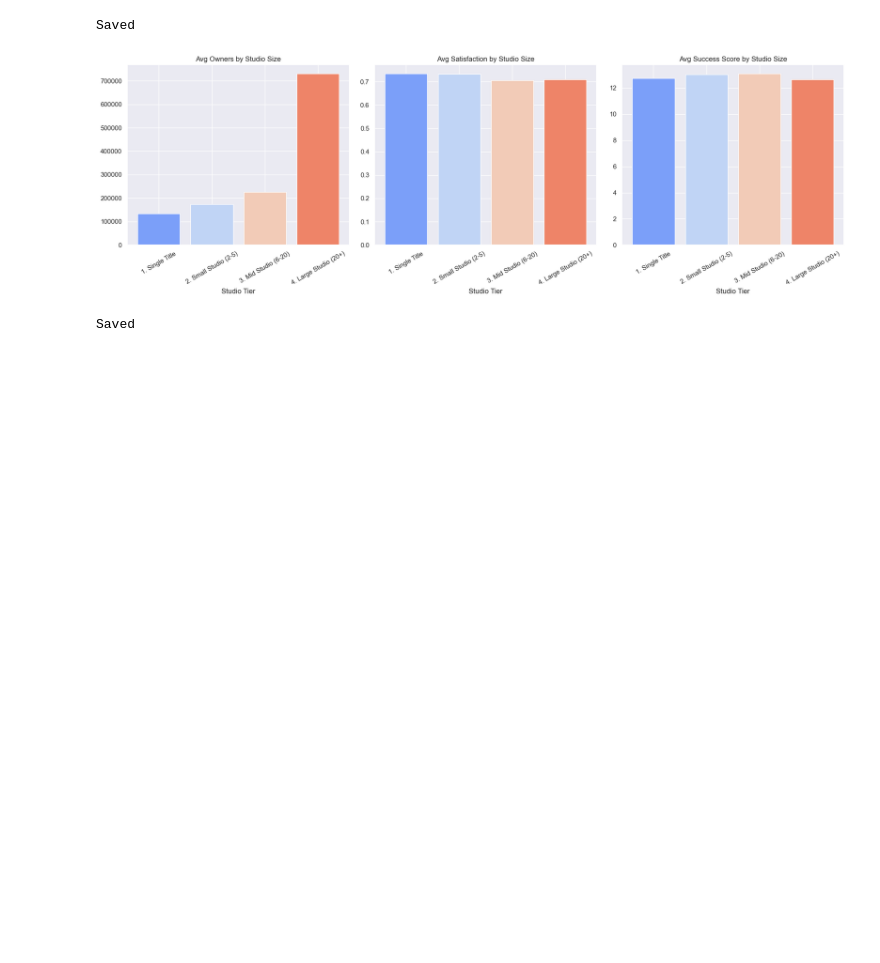
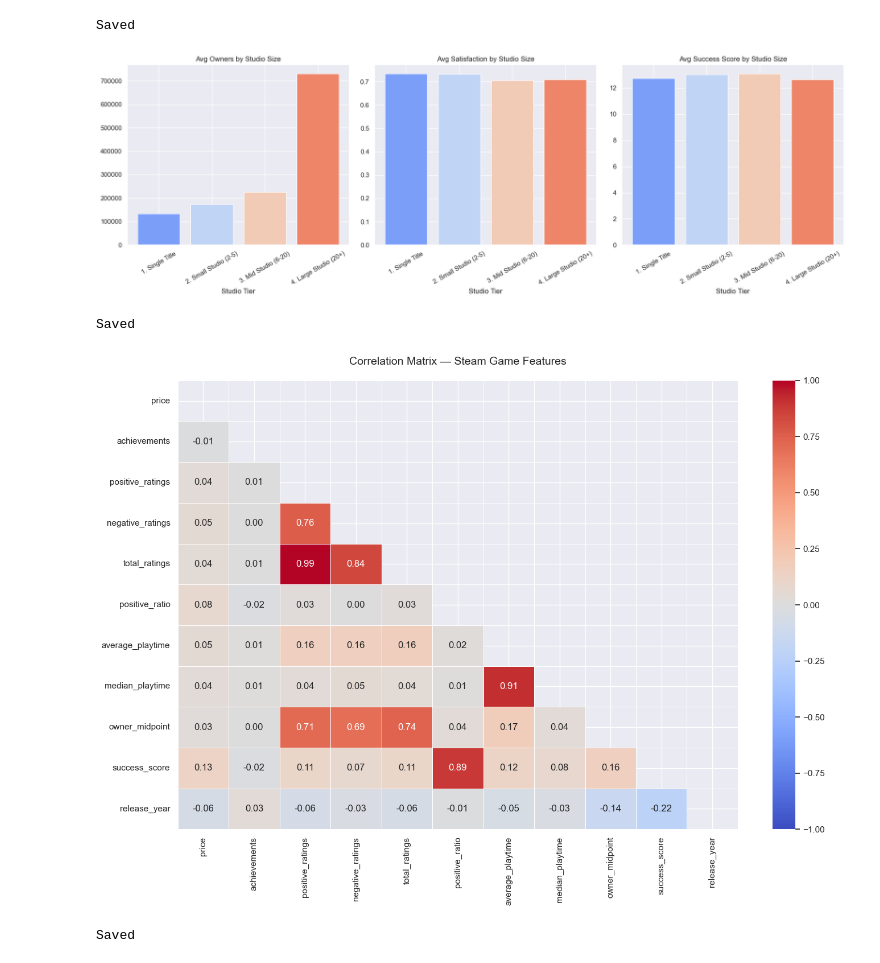
Before and after one commit to Najeer-04/steam-success-analysis, a Jupyter notebook: notebooks/03_eda_visualizations.ipynb, the cells around one changed output. Cells and saved outputs as stored; diff of their text form; code cells hidden in the pictures; blank space fills up the shorter version.

Commit message:
analysis: correlation heatmap added, EDA notebook complete

```diff
--- a/notebooks/03_eda_visualizations.ipynb
+++ b/notebooks/03_eda_visualizations.ipynb
@@ -206,3 +206,36 @@ print("Saved")
 # %% [output]
 [figure]
 Saved
+# %%
+# cell 7 — correlation heatmap
+numeric_cols = [
+    'price', 'achievements', 'positive_ratings', 'negative_ratings',
+    'total_ratings', 'positive_ratio', 'average_playtime', 'median_playtime',
+    'owner_midpoint', 'success_score', 'release_year'
+]
+
+corr_matrix = games[numeric_cols].corr()
+
+fig, ax = plt.subplots(figsize=(14, 10))
+mask = np.triu(np.ones_like(corr_matrix, dtype=bool))  # hide upper triangle
+
+sns.heatmap(
+    corr_matrix,
+    mask=mask,
+    annot=True,
+    fmt=".2f",
+    cmap="coolwarm",
+    center=0,
+    vmin=-1, vmax=1,
+    linewidths=0.5,
+    ax=ax
+)
+
+ax.set_title("Correlation Matrix — Steam Game Features", fontsize=14, pad=20)
+plt.tight_layout()
+plt.savefig("../reports/06_correlation_heatmap.png", dpi=150, bbox_inches='tight')
+plt.show()
+print("Saved")
+# %% [output]
+[figure, added]
+Saved
```
Also changed, not shown: 1 other file.
